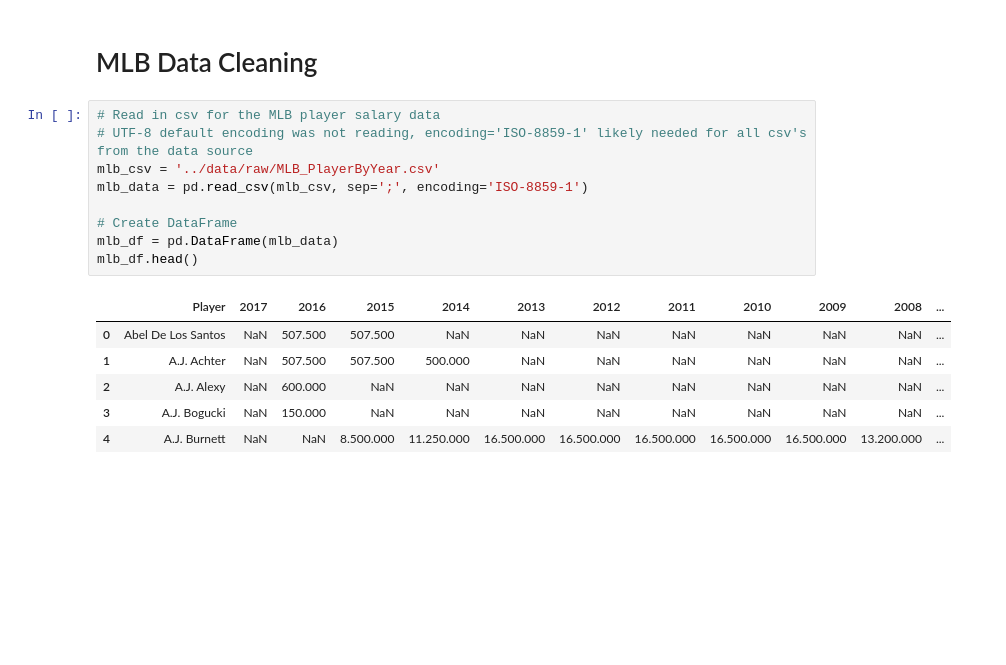
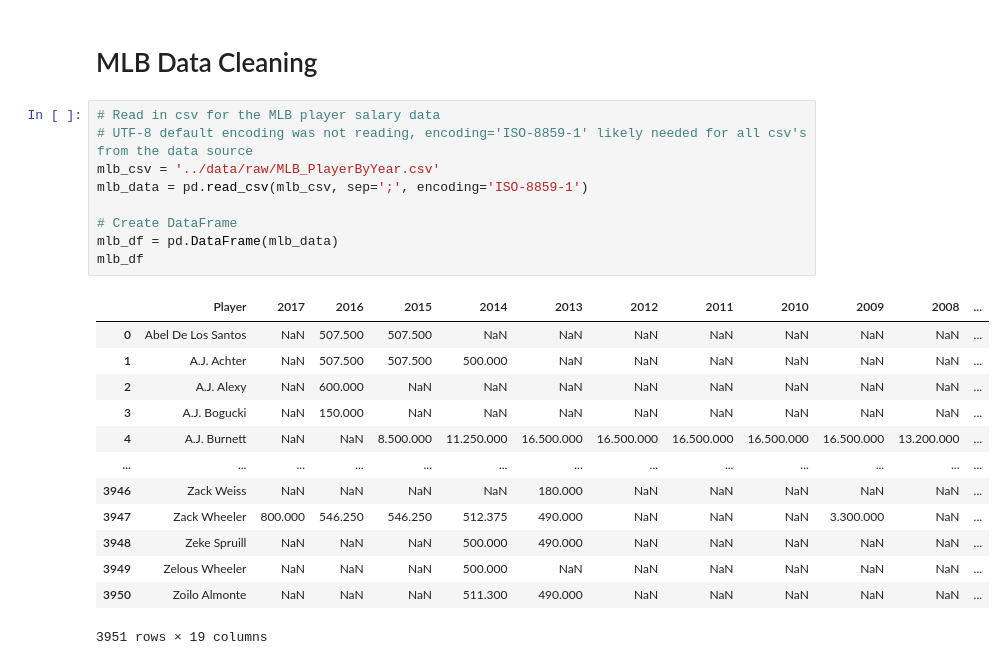
Before and after one commit to JP-Butler/Pro_Sports_Salary_Analysis, a Jupyter notebook: cookiecutter_structure/notebooks/data_cleaning.ipynb, the cells around one changed output. Drawn from its saved outputs; the diff is of its cells as text; blank space fills up the shorter version.

```diff
--- a/cookiecutter_structure/notebooks/data_cleaning.ipynb
+++ b/cookiecutter_structure/notebooks/data_cleaning.ipynb
@@ -395,16 +450,23 @@ nfl_df.head()
 # %%
 # Read in csv for the MLB player salary data
 # UTF-8 default encoding was not reading, encoding='ISO-8859-1' likely needed for all csv's from the data source
 mlb_csv = '../data/raw/MLB_PlayerByYear.csv'
 mlb_data = pd.read_csv(mlb_csv, sep=';', encoding='ISO-8859-1')
 
 # Create DataFrame
 mlb_df = pd.DataFrame(mlb_data)
-mlb_df.head()
+mlb_df
 # %% [output]
 |  | Player | 2017 | 2016 | 2015 | 2014 | 2013 | 2012 | 2011 | 2010 | 2009 | 2008 | ... |
 | 0 | Abel De Los Santos | NaN | 507.500 | 507.500 | NaN | NaN | NaN | NaN | NaN | NaN | NaN | ... |
 | 1 | A.J. Achter | NaN | 507.500 | 507.500 | 500.000 | NaN | NaN | NaN | NaN | NaN | NaN | ... |
 | 2 | A.J. Alexy | NaN | 600.000 | NaN | NaN | NaN | NaN | NaN | NaN | NaN | NaN | ... |
 | 3 | A.J. Bogucki | NaN | 150.000 | NaN | NaN | NaN | NaN | NaN | NaN | NaN | NaN | ... |
 | 4 | A.J. Burnett | NaN | NaN | 8.500.000 | 11.250.000 | 16.500.000 | 16.500.000 | 16.500.000 | 16.500.000 | 16.500.000 | 13.200.000 | ... |
+| ... | ... | ... | ... | ... | ... | ... | ... | ... | ... | ... | ... | ... |
+| 3946 | Zack Weiss | NaN | NaN | NaN | NaN | 180.000 | NaN | NaN | NaN | NaN | NaN | ... |
+| 3947 | Zack Wheeler | 800.000 | 546.250 | 546.250 | 512.375 | 490.000 | NaN | NaN | NaN | 3.300.000 | NaN | ... |
+| 3948 | Zeke Spruill | NaN | NaN | NaN | 500.000 | 490.000 | NaN | NaN | NaN | NaN | NaN | ... |
+| 3949 | Zelous Wheeler | NaN | NaN | NaN | 500.000 | NaN | NaN | NaN | NaN | NaN | NaN | ... |
+| 3950 | Zoilo Almonte | NaN | NaN | NaN | 511.300 | 490.000 | NaN | NaN | NaN | NaN | NaN | ... |
+3951 rows × 19 columns
```
Also changed, not shown: parts of 26 cells of this notebook.
